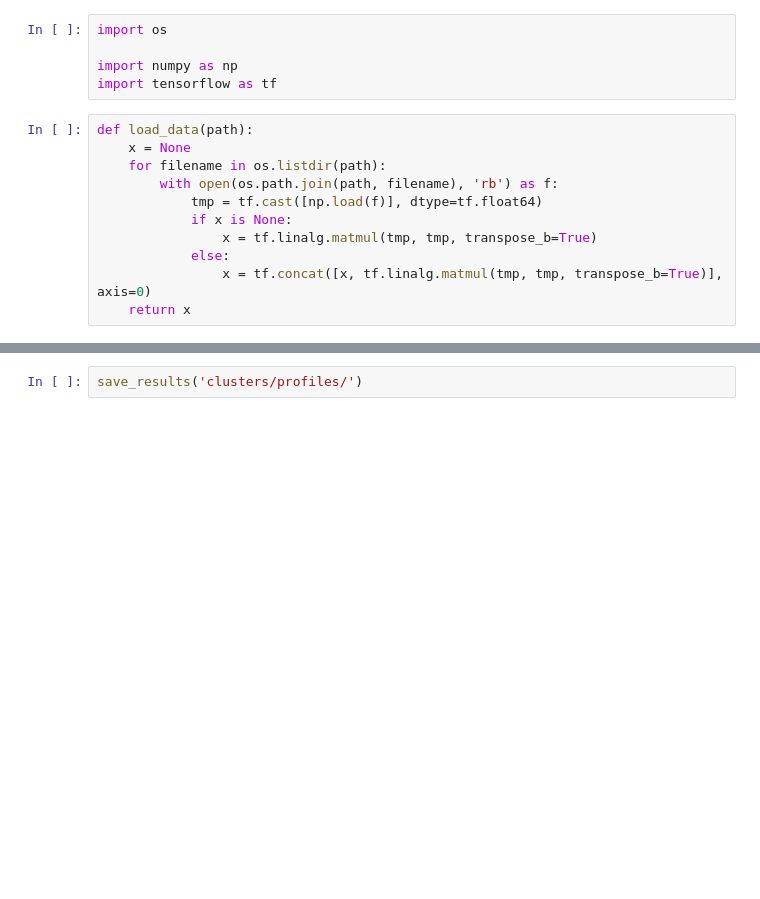
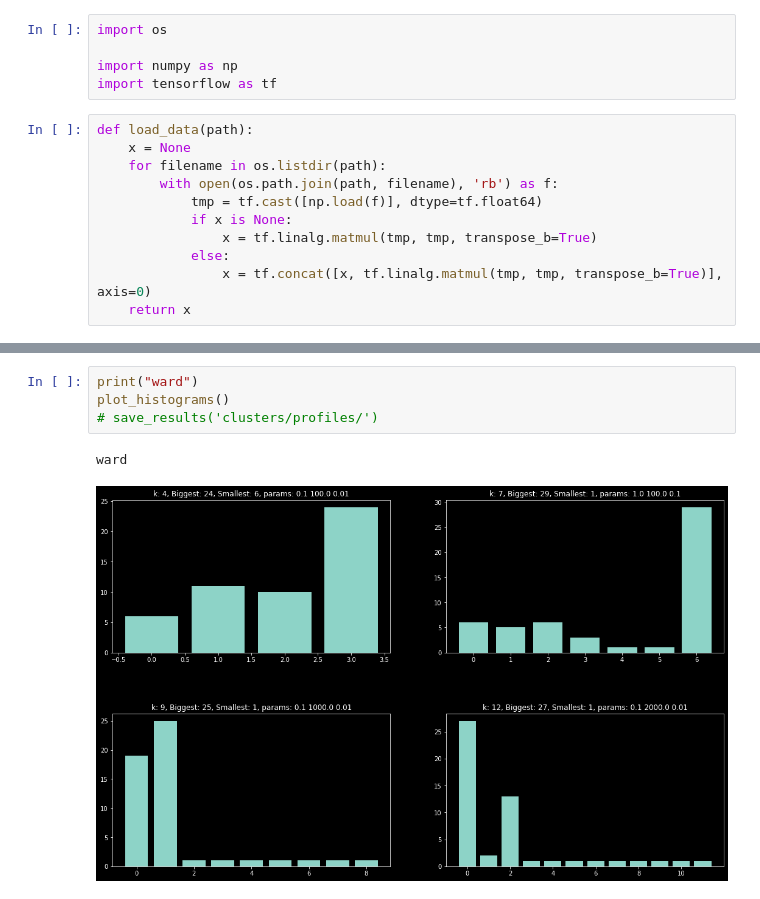
Before and after one commit to jccaleroe/GFSC-for-entity-topics, a Jupyter notebook: fusion/fusion.ipynb, the cells around one changed output, grey strips where cells are left out. Saved outputs shown, nothing was run; the diff lists cells and outputs as text; blank space fills up the shorter version.

```diff
--- a/fusion/fusion.ipynb
+++ b/fusion/fusion.ipynb
@@ -157,2 +146,7 @@ plot_histograms()
-# %%
-save_results('clusters/profiles/')
+# %%
+print("ward")
+plot_histograms()
+# save_results('clusters/profiles/')
+# %% [output]
+ward
+[figure, added]
```
Also changed, not shown: parts of 11 cells of this notebook, 2 other files.
